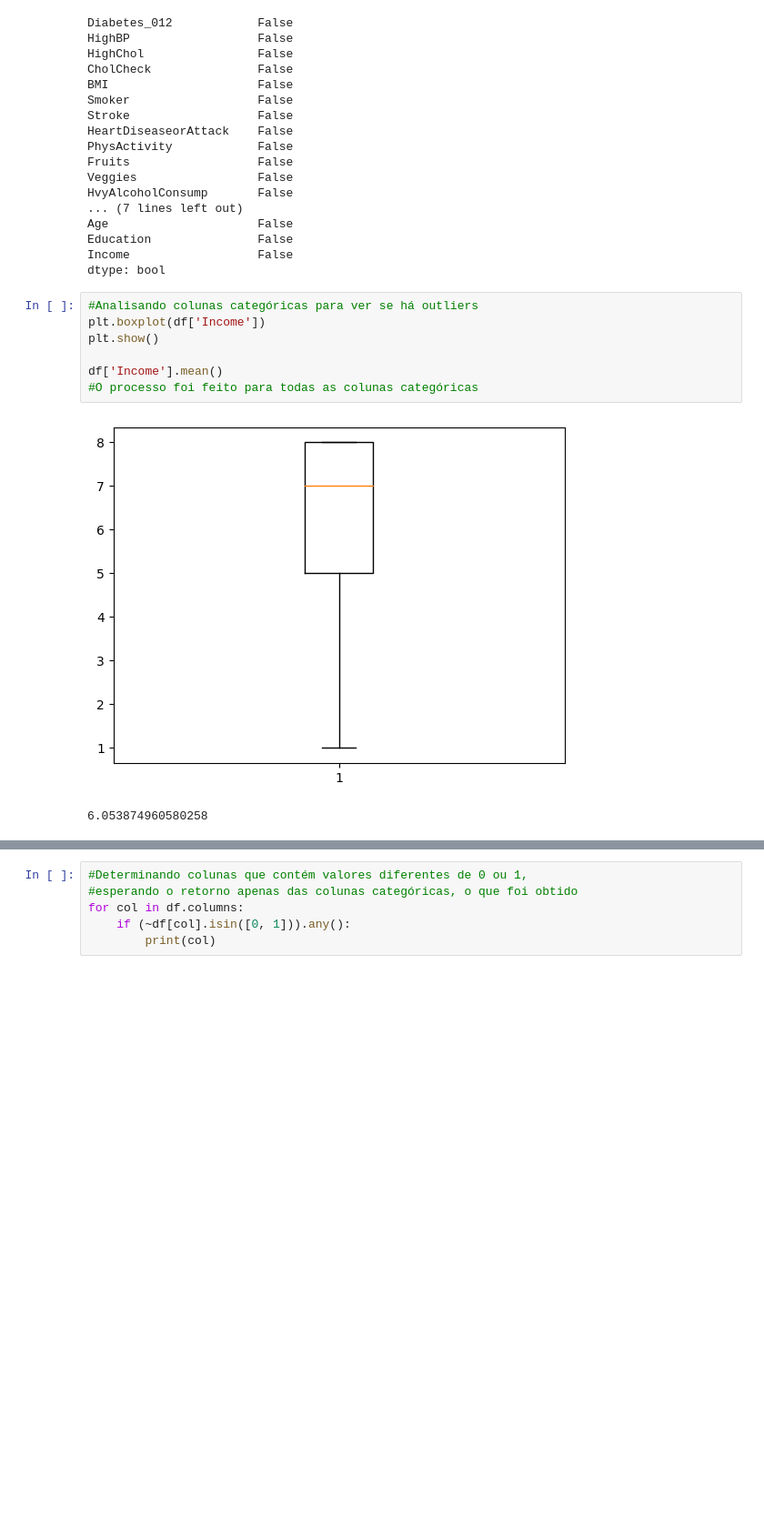
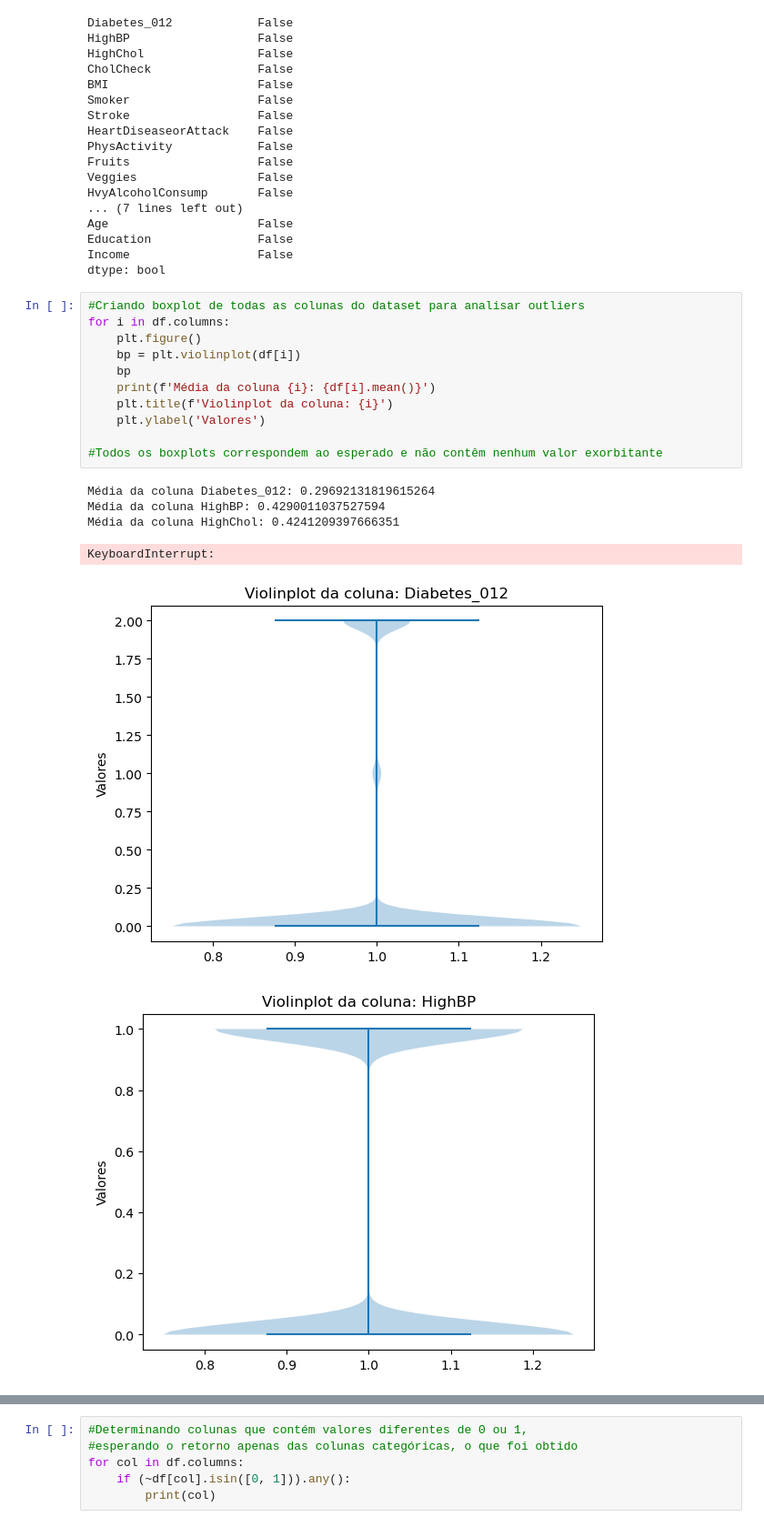
Before and after one commit to v1torsantana/DataScience-Sprint-1.2, a Jupyter notebook: script.ipynb, the cells around one changed output, grey strips where cells are left out. Shown at 91% size. Drawn from its saved outputs; the diff is of its cells as text; blank space fills up the shorter version.

```diff
--- a/script.ipynb
+++ b/script.ipynb
@@ -38,13 +38,21 @@ Age                     False
 Education               False
 Income                  False
 dtype: bool
-# %%
-#Analisando colunas categóricas para ver se há outliers
-plt.boxplot(df['Income'])
-plt.show()
-
-df['Income'].mean()
-#O processo foi feito para todas as colunas categóricas
-# %% [output]
-[figure, removed]
-6.053874960580258
+# %%
+#Criando boxplot de todas as colunas do dataset para analisar outliers
+for i in df.columns:
+    plt.figure()
+    bp = plt.violinplot(df[i])
+    bp
+    print(f'Média da coluna {i}: {df[i].mean()}')
+    plt.title(f'Violinplot da coluna: {i}')
+    plt.ylabel('Valores')
+
+#Todos os boxplots correspondem ao esperado e não contêm nenhum valor exorbitante
+# %% [output]
+Média da coluna Diabetes_012: 0.29692131819615264
+Média da coluna HighBP: 0.4290011037527594
+Média da coluna HighChol: 0.4241209397666351
+KeyboardInterrupt:
+[figure, added]
+[figure, added]
```
Also changed, not shown: parts of 2 cells of this notebook.
